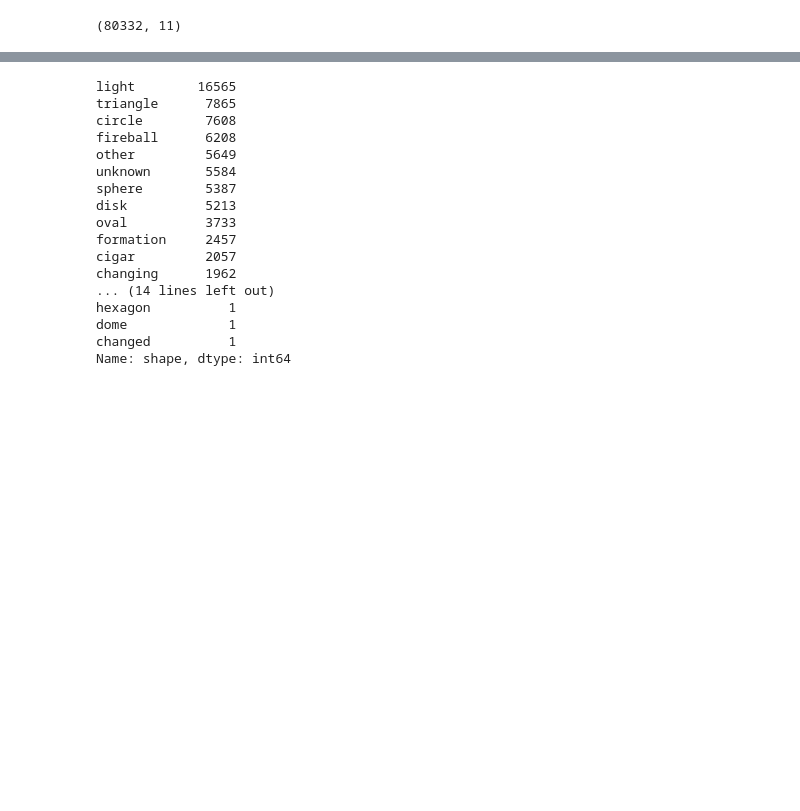
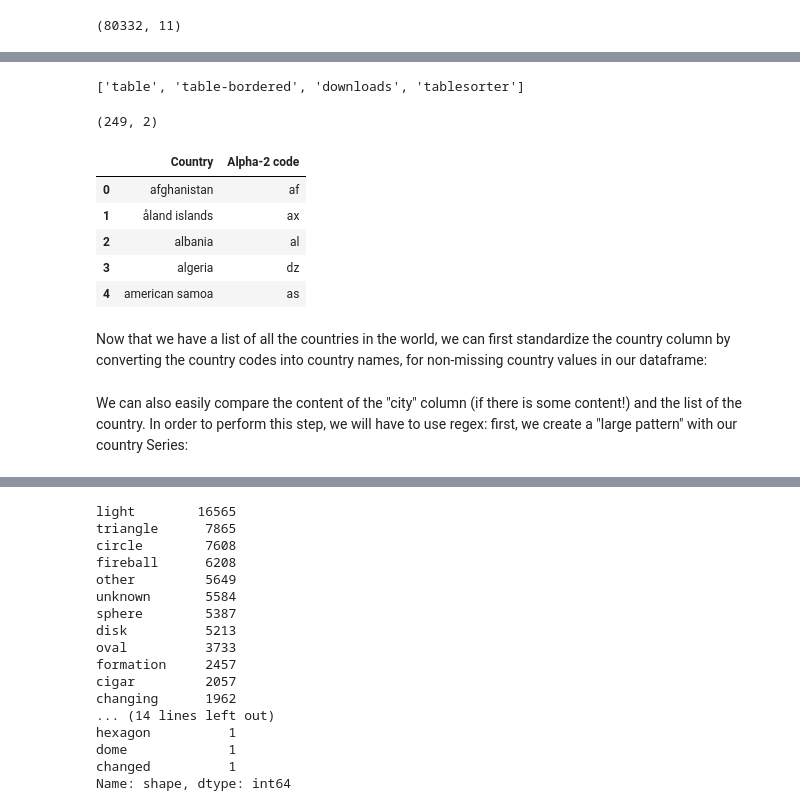
Before and after one commit to JulesBrable/UFO, a Jupyter notebook: begining.ipynb, the cells around one changed output, grey strips where cells are left out. Saved outputs shown, nothing was run; the diff lists cells and outputs as text; code cells hidden in the pictures; blank space fills up the shorter version.

```diff
--- a/begining.ipynb
+++ b/begining.ipynb
@@ -22,0 +199,48 @@ df.shape
+# %%
+# Creating the parser
+URL = "https://www.iban.com/country-codes"
+page = requests.get(URL)
+soup = BeautifulSoup(page.content, "html.parser")
+# %%
+for table in soup.find_all('table'):
+    print(table.get('class'))
+
+table = soup.find('table', class_='table table-bordered downloads tablesorter')
+#print(table)
+# %% [output]
+['table', 'table-bordered', 'downloads', 'tablesorter']
+# %%
+countries_id = pd.DataFrame(columns=['Country', 'Alpha-2 code'])
+
+# collecting country names and country codes
+for row in table.tbody.find_all('tr'):
+     # STEPS FOR ONE ROW :
+
+    # find all data for each column
+    columns = row.find_all('td')
+
+    # if the row is not empty, we get the 2 informations that we want, ie country and alpha-2 code
+    if(columns != []):
+        country = columns[0].text.strip().lower()
+        alpha_2_code = columns[1].text.strip().lower()
+
+        # then, we merge this 2 informations together
+        df_to_append = pd.DataFrame({'Country': country,
+                                     'Alpha-2 code': alpha_2_code},
+                                   index=[0])
+
+        # and finally append to the "main" dataframe
+        countries_id = pd.concat([countries_id, df_to_append], ignore_index=True)
+
+print(countries_id.shape)
+display(countries_id.head())
+# %% [output]
+(249, 2)
+|  | Country | Alpha-2 code |
+| 0 | afghanistan | af |
+| 1 | åland islands | ax |
+| 2 | albania | al |
+| 3 | algeria | dz |
+| 4 | american samoa | as |
+# %% [markdown]
+Now that we have a list of all the countries in the world, we can first standardize the country column by converting the country codes into country names, for non-missing country values in our dataframe:
@@ -22,0 +251,2 @@ df.shape
+# %% [markdown]
+We can also easily compare the content of the "city" column (if there is some content!) and the list of the country. In order to perform this step, we will have to use regex: first, we create a "large pattern" with our country Series:
```
Also changed, not shown: parts of 77 cells of this notebook.
